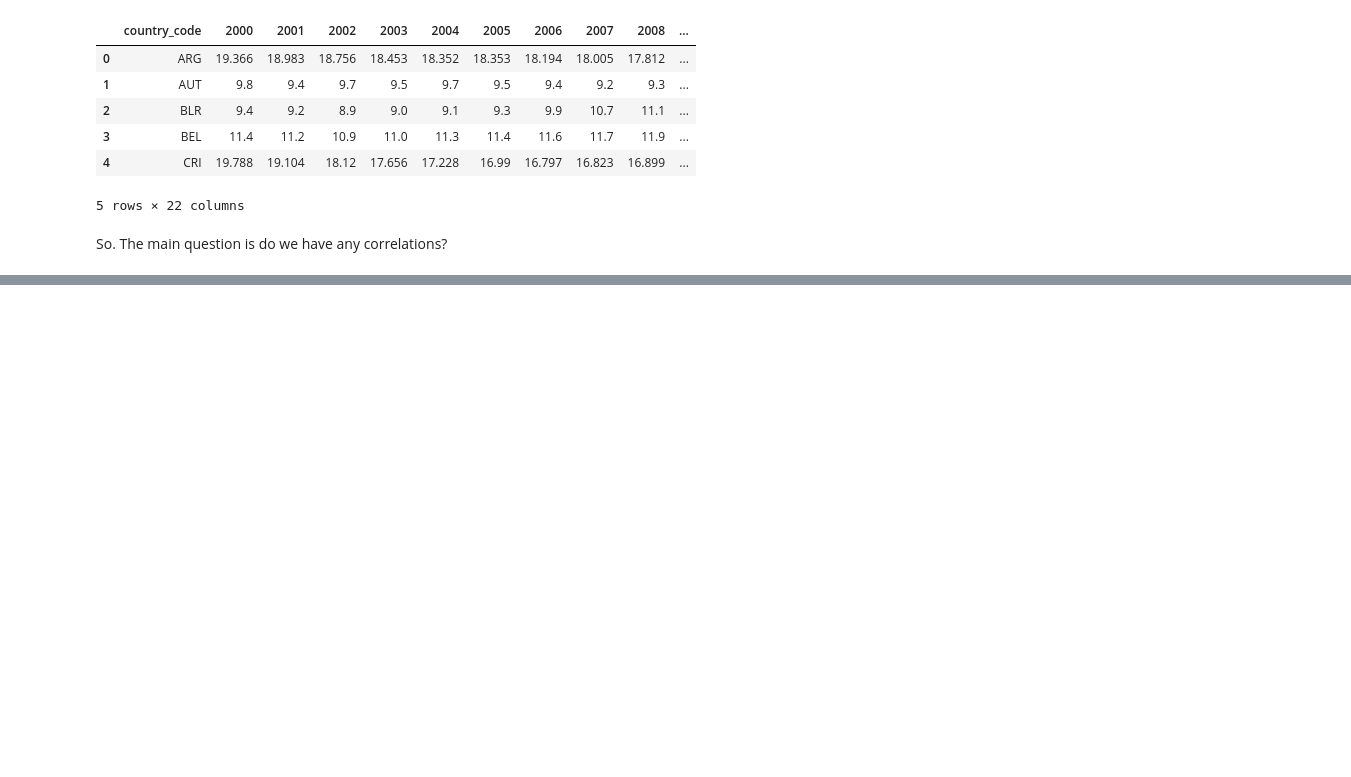
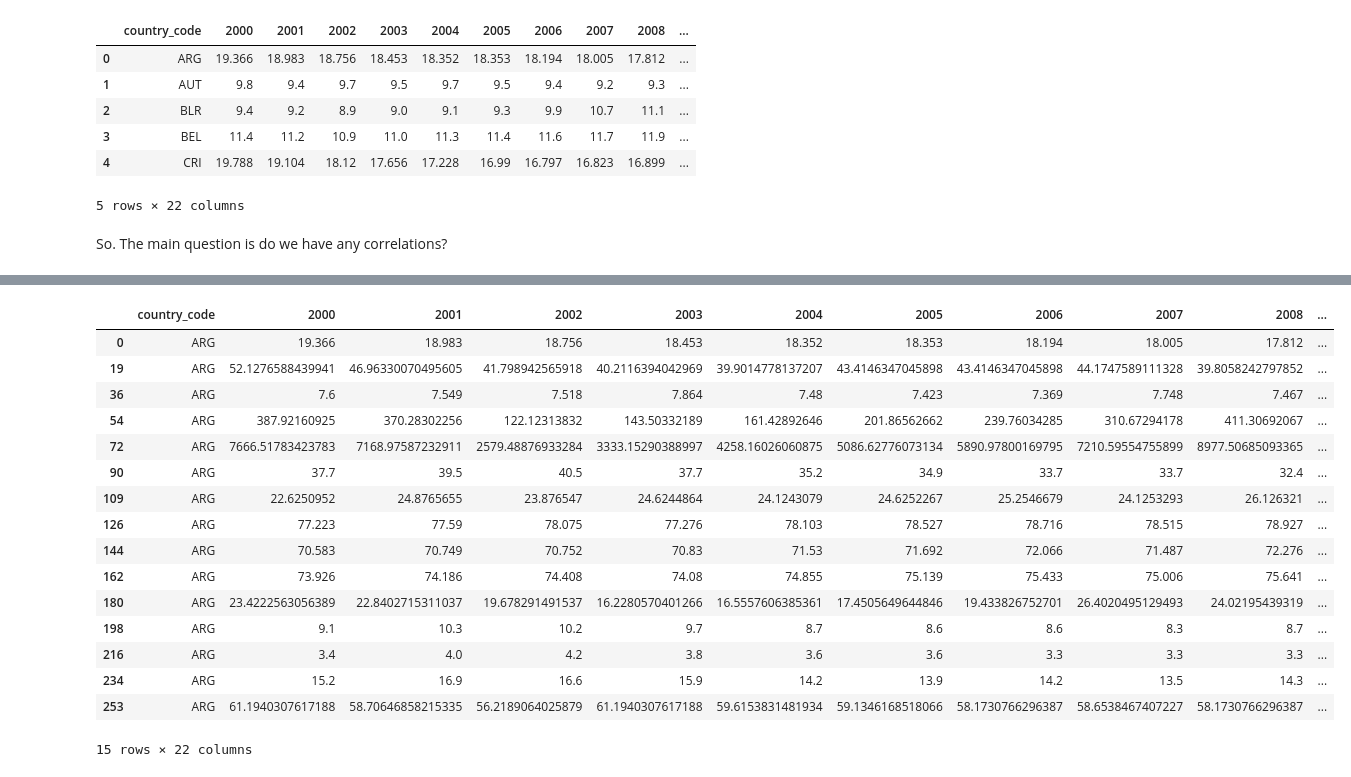
Before and after one commit to BaakhOfficial/Suicide-Rate-Analysis, a Jupyter notebook: Python/World_dataset_research.ipynb, the cells around one changed output, grey strips where cells are left out. Saved outputs shown, nothing was run; the diff lists cells and outputs as text; code cells hidden in the pictures; blank space fills up the shorter version.

```diff
--- a/Python/World_dataset_research.ipynb
+++ b/Python/World_dataset_research.ipynb
@@ -94,0 +193,20 @@ NameError: name 'plt' is not defined
+# %%
+df.loc[df.country_code == "ARG"]
+# %% [output]
+|  | country_code | 2000 | 2001 | 2002 | 2003 | 2004 | 2005 | 2006 | 2007 | 2008 | ... |
+| 0 | ARG | 19.366 | 18.983 | 18.756 | 18.453 | 18.352 | 18.353 | 18.194 | 18.005 | 17.812 | ... |
+| 19 | ARG | 52.1276588439941 | 46.96330070495605 | 41.798942565918 | 40.2116394042969 | 39.9014778137207 | 43.4146347045898 | 43.4146347045898 | 44.1747589111328 | 39.8058242797852 | ... |
+| 36 | ARG | 7.6 | 7.549 | 7.518 | 7.864 | 7.48 | 7.423 | 7.369 | 7.748 | 7.467 | ... |
+| 54 | ARG | 387.92160925 | 370.28302256 | 122.12313832 | 143.50332189 | 161.42892646 | 201.86562662 | 239.76034285 | 310.67294178 | 411.30692067 | ... |
+| 72 | ARG | 7666.51783423783 | 7168.97587232911 | 2579.48876933284 | 3333.15290388997 | 4258.16026060875 | 5086.62776073134 | 5890.97800169795 | 7210.59554755899 | 8977.50685093365 | ... |
+| 90 | ARG | 37.7 | 39.5 | 40.5 | 37.7 | 35.2 | 34.9 | 33.7 | 33.7 | 32.4 | ... |
+| 109 | ARG | 22.6250952 | 24.8765655 | 23.876547 | 24.6244864 | 24.1243079 | 24.6252267 | 25.2546679 | 24.1253293 | 26.126321 | ... |
+| 126 | ARG | 77.223 | 77.59 | 78.075 | 77.276 | 78.103 | 78.527 | 78.716 | 78.515 | 78.927 | ... |
+| 144 | ARG | 70.583 | 70.749 | 70.752 | 70.83 | 71.53 | 71.692 | 72.066 | 71.487 | 72.276 | ... |
+| 162 | ARG | 73.926 | 74.186 | 74.408 | 74.08 | 74.855 | 75.139 | 75.433 | 75.006 | 75.641 | ... |
+| 180 | ARG | 23.4222563056389 | 22.8402715311037 | 19.678291491537 | 16.2280570401266 | 16.5557606385361 | 17.4505649644846 | 19.433826752701 | 26.4020495129493 | 24.02195439319 | ... |
+| 198 | ARG | 9.1 | 10.3 | 10.2 | 9.7 | 8.7 | 8.6 | 8.6 | 8.3 | 8.7 | ... |
+| 216 | ARG | 3.4 | 4.0 | 4.2 | 3.8 | 3.6 | 3.6 | 3.3 | 3.3 | 3.3 | ... |
+| 234 | ARG | 15.2 | 16.9 | 16.6 | 15.9 | 14.2 | 13.9 | 14.2 | 13.5 | 14.3 | ... |
+| 253 | ARG | 61.1940307617188 | 58.70646858215335 | 56.2189064025879 | 61.1940307617188 | 59.6153831481934 | 59.1346168518066 | 58.1730766296387 | 58.6538467407227 | 58.1730766296387 | ... |
+15 rows × 22 columns
```
Also changed, not shown: parts of 10 cells of this notebook.
